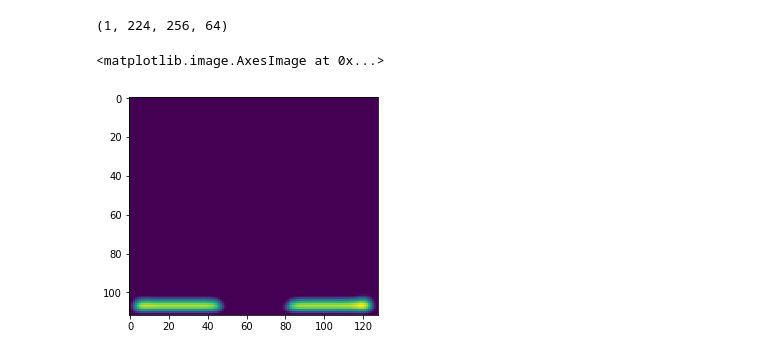
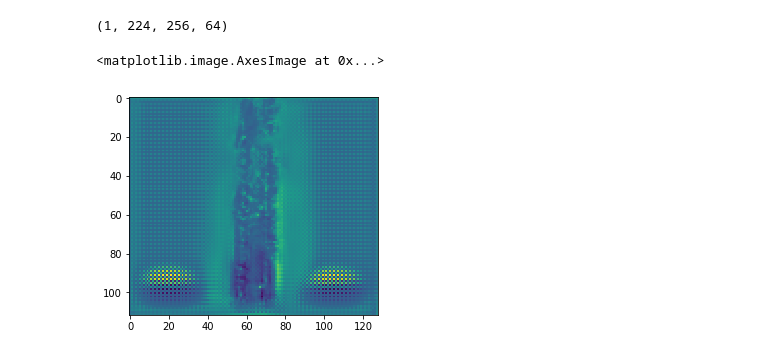
Before and after one commit to marmohamed/Multi-Modal-Fusion-For-3d-Object-Detection, a Jupyter notebook: src/Notebooks/Model Evaluation-Copy1.ipynb, the cells around one changed output. Drawn from its saved outputs; the diff is of its cells as text; code cells hidden in the pictures.

```diff
--- a/src/Notebooks/Model Evaluation-Copy1.ipynb
+++ b/src/Notebooks/Model Evaluation-Copy1.ipynb
@@ -465,11 +444,11 @@ def get_augmentation_parameters( training):
                         image_translate_y = 0
 
                     if np.random.random_sample() >= 0.5:
-                        translate_x = random.randint(-5, 5)
+                        translate_x = random.randint(-15, 15)
                     else:
                         translate_x = 0
                     if np.random.random_sample() >= 0.5:
-                        translate_y = random.randint(-5, 5)
+                        translate_y = random.randint(-15, 15)
                     else:
                         translate_y = 0
 
@@ -479,7 +458,7 @@ def get_augmentation_parameters( training):
                         translate_z = 0
 
                     if np.random.random_sample() >= 0.0:
-                        ang = random.randint(-5, 5)
+                        ang = random.randint(-45, 45)
                     else:
                         ang = 0
 
@@ -527,8 +506,8 @@ def get_augmentation_parameters( training):
                     tr_z = 0
                     tr = np.array([[tr_x], [tr_y], [tr_z], [0]])
 
-                    sc_x = 1
-                    sc_y = 1
+                    sc_x = 1.0
+                    sc_y = 1.0
                     sc_z = 1
                     sc = np.array([[sc_x, 0, 0, 0], [0, sc_y, 0, 0], [0, 0, sc_z, 0], [0, 0, 0, 1]])
 
@@ -778,8 +757,7 @@ with model.graph.as_default():
   with tf.Session(config=config) as sess:
 #     model.saver.restore(sess, tf.train.latest_checkpoint('../training_files/tmp_best2/'))
 #     model.saver.restore(sess, tf.train.latest_checkpoint('../training_files/tmp/'))
-    model.saver.restore(sess, '../training_files/tmp/model.ckpt-125188')
-#     model.saver.restore(sess, '../training_files/tmp_best2/model.ckpt-84686')
+    model.saver.restore(sess, tf.train.latest_checkpoint('../training_files_archive/training_files_3/tmp/'))
     dataset = data_generator(base_path, i_c, list_camera_paths, list_lidar_paths, list_label_paths, list_calib_paths)
 
     i = 0
@@ -1444,8 +1406,8 @@ cnn_lidar_resgroups[0].shape
 (1, 224, 256, 64)
 # %%
 i = 3
-j = 10
+j = 33
 plt.imshow(cnn_lidar_resgroups[i][0, :, :, j])
 # %% [output]
 <matplotlib.image.AxesImage at 0x...>
-[figure, old version]
+[figure, new version]
```
Also changed, not shown: parts of 38 cells of this notebook.
